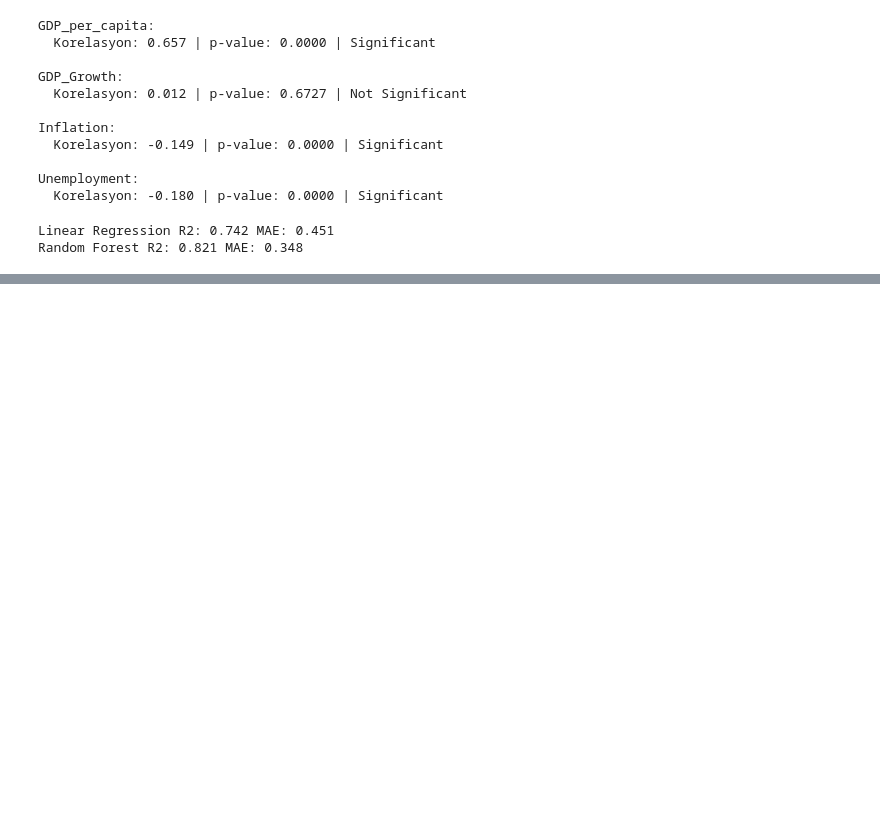
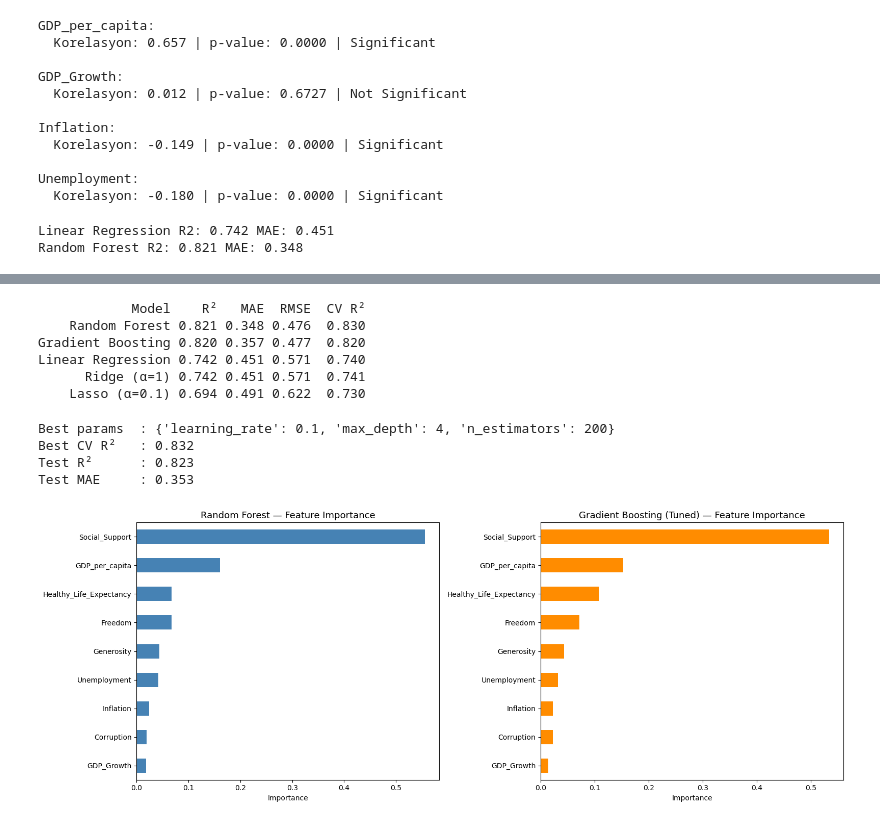
Before and after one commit to yaren72/economic-determinants-of-happiness, a Jupyter notebook: dsa proje.ipynb, the cells around one changed output, grey strips where cells are left out. Saved outputs shown, nothing was run; the diff lists cells and outputs as text; code cells hidden in the pictures; blank space fills up the shorter version.

```diff
--- a/dsa proje.ipynb
+++ b/dsa proje.ipynb
@@ -43,7 +51,8 @@ happiness.head()
 | 4 | 5 | Canada | North America and ANZ | 7.427 | 7.84595 | 0.94322 | ... |
 # %%
 import os
-files = os.listdir('/Users/yarenerdogdu/Desktop/dsa')
+
+files = os.listdir('.')
 for f in files:
     print(f)
 # %% [output]
@@ -238,0 +301,71 @@ Random Forest R2: 0.821 MAE: 0.348
+# %%
+results = []
+
+for name, model in cv_models.items():
+    X_tr = X_train_sc if name in ['Ridge (α=1)', 'Lasso (α=0.1)'] else X_train
+    X_te = X_test_sc  if name in ['Ridge (α=1)', 'Lasso (α=0.1)'] else X_test
+    model.fit(X_tr, y_train)
+    preds = model.predict(X_te)
+    results.append({
+        'Model' : name,
+        'R²'    : round(r2_score(y_test, preds), 3),
+        'MAE'   : round(mean_absolute_error(y_test, preds), 3),
+        'RMSE'  : round(mean_squared_error(y_test, preds)**0.5, 3),
+        'CV R²' : round(cv_results[name].mean(), 3),
+    })
+
+results_df = pd.DataFrame(results).sort_values('R²', ascending=False)
+print(results_df.to_string(index=False))
+# %% [output]
+            Model    R²   MAE  RMSE  CV R²
+    Random Forest 0.821 0.348 0.476  0.830
+Gradient Boosting 0.820 0.357 0.477  0.820
+Linear Regression 0.742 0.451 0.571  0.740
+      Ridge (α=1) 0.742 0.451 0.571  0.741
+    Lasso (α=0.1) 0.694 0.491 0.622  0.730
+# %%
+param_grid = {
+    'n_estimators'  : [100, 200],
+    'max_depth'     : [3, 4, 5],
+    'learning_rate' : [0.05, 0.1, 0.2],
+}
+
+gb_base = GradientBoostingRegressor(random_state=42)
+grid_search = GridSearchCV(
+    gb_base, param_grid,
+    cv=5, scoring='r2', n_jobs=-1, verbose=0
+)
+grid_search.fit(X_train, y_train)
+
+best_gb = grid_search.best_estimator_
+best_preds = best_gb.predict(X_test)
+
+print("Best params  :", grid_search.best_params_)
+print(f"Best CV R²   : {grid_search.best_score_:.3f}")
+print(f"Test R²      : {r2_score(y_test, best_preds):.3f}")
+print(f"Test MAE     : {mean_absolute_error(y_test, best_preds):.3f}")
+# %% [output]
+Best params  : {'learning_rate': 0.1, 'max_depth': 4, 'n_estimators': 200}
+Best CV R²   : 0.832
+Test R²      : 0.823
+Test MAE     : 0.353
+# %%
+fig, axes = plt.subplots(1, 2, figsize=(16, 6))
+
+
+rf_model = cv_models['Random Forest']
+rf_imp = pd.Series(rf_model.feature_importances_, index=features).sort_values()
+rf_imp.plot(kind='barh', ax=axes[0], color='steelblue')
+axes[0].set_title('Random Forest — Feature Importance', fontsize=13)
+axes[0].set_xlabel('Importance')
+
+gb_imp = pd.Series(best_gb.feature_importances_, index=features).sort_values()
+gb_imp.plot(kind='barh', ax=axes[1], color='darkorange')
+axes[1].set_title('Gradient Boosting (Tuned) — Feature Importance', fontsize=13)
+axes[1].set_xlabel('Importance')
+
+plt.tight_layout()
+plt.savefig('feature_importance.png', dpi=150)
+plt.show()
+# %% [output]
+[figure, added]
```
Also changed, not shown: parts of 16 cells of this notebook.
